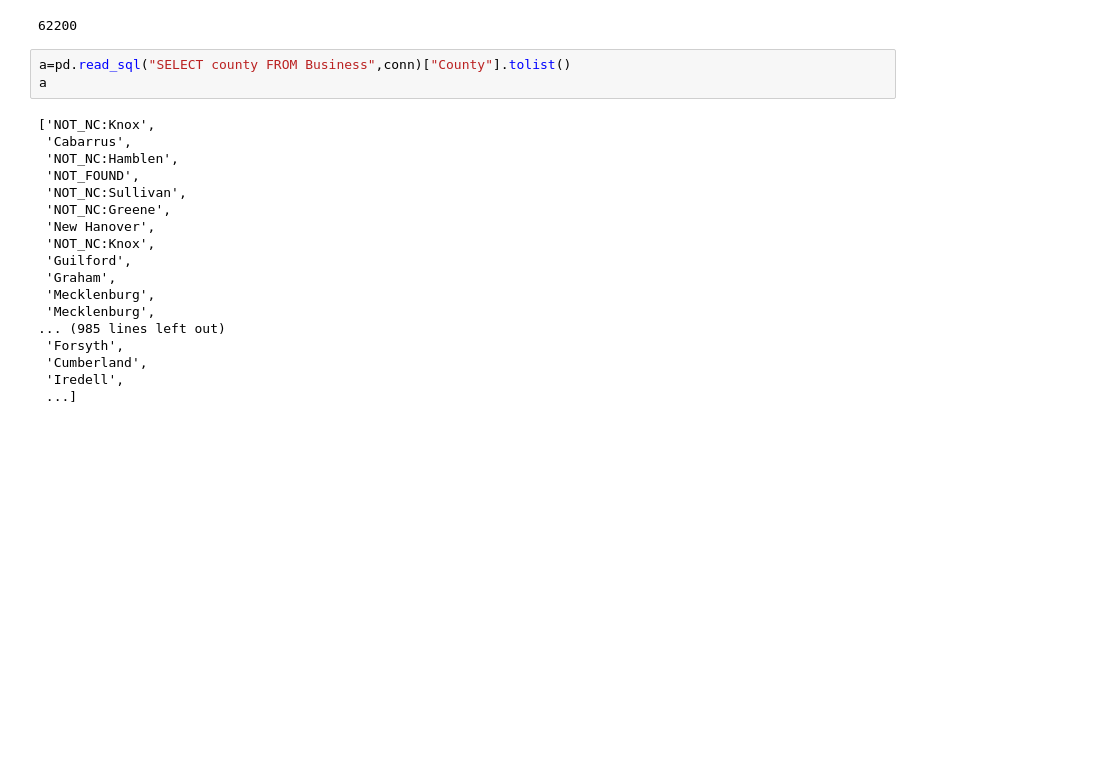
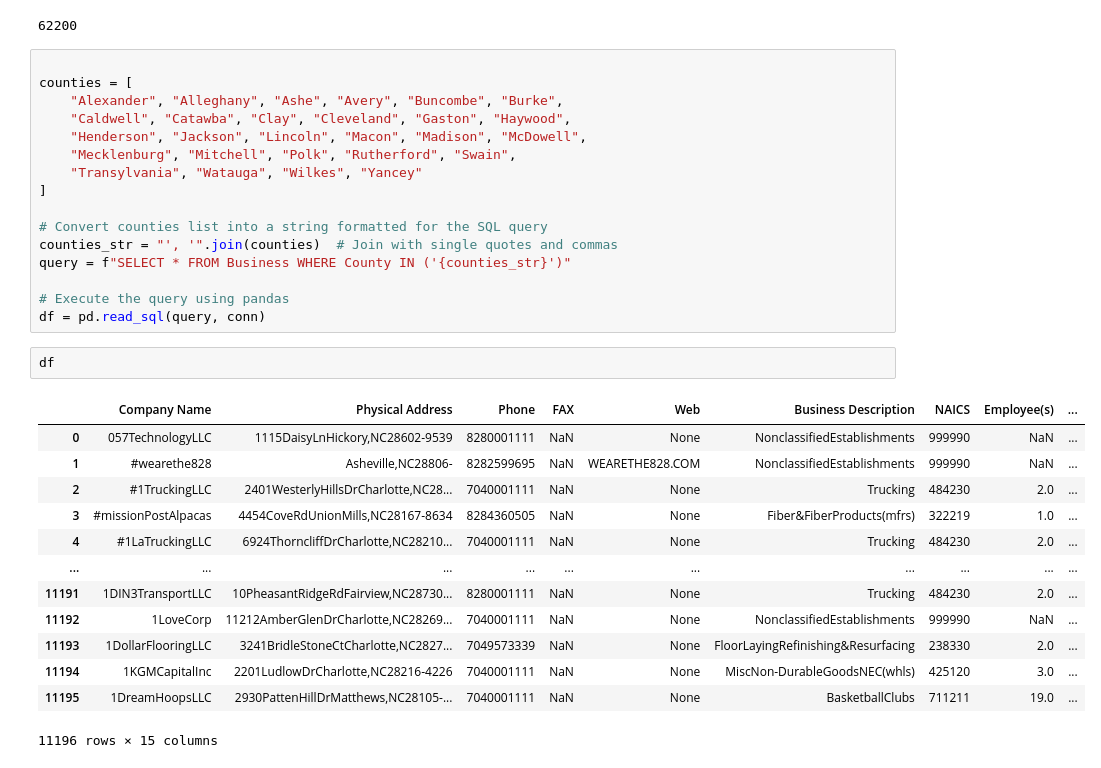
Before and after one commit to SEANPNEX/NCCP, a Jupyter notebook: data_access/GeojsonProcess.ipynb, the cells around one changed output. Cells and saved outputs as stored; diff of their text form; blank space fills up the shorter version.

Commit message:
update business access by county

```diff
--- a/data_access/GeojsonProcess.ipynb
+++ b/data_access/GeojsonProcess.ipynb
@@ -173,24 +173,35 @@ updated_bus_df=pd.read_csv("processed_results.csv")
 updated_bus_df.to_sql("Business", conn, if_exists="replace", index=False)
 # %% [output]
 62200
-# %%
-a=pd.read_sql("SELECT county FROM Business",conn)["County"].tolist()
-a
-# %% [output]
-['NOT_NC:Knox',
- 'Cabarrus',
- 'NOT_NC:Hamblen',
- 'NOT_FOUND',
- 'NOT_NC:Sullivan',
- 'NOT_NC:Greene',
- 'New Hanover',
- 'NOT_NC:Knox',
- 'Guilford',
- 'Graham',
- 'Mecklenburg',
- 'Mecklenburg',
-... (985 lines left out)
- 'Forsyth',
- 'Cumberland',
- 'Iredell',
- ...]
+# %%
+
+counties = [
+    "Alexander", "Alleghany", "Ashe", "Avery", "Buncombe", "Burke",
+    "Caldwell", "Catawba", "Clay", "Cleveland", "Gaston", "Haywood",
+    "Henderson", "Jackson", "Lincoln", "Macon", "Madison", "McDowell",
+    "Mecklenburg", "Mitchell", "Polk", "Rutherford", "Swain",
+    "Transylvania", "Watauga", "Wilkes", "Yancey"
+]
+
+# Convert counties list into a string formatted for the SQL query
+counties_str = "', '".join(counties)  # Join with single quotes and commas
+query = f"SELECT * FROM Business WHERE County IN ('{counties_str}')"
+
+# Execute the query using pandas
+df = pd.read_sql(query, conn)
+# %%
+df
+# %% [output]
+|  | Company Name | Physical Address | Phone | FAX | Web | Business Description | NAICS | Employee(s) | ... |
+| 0 | 057TechnologyLLC | 1115DaisyLnHickory,NC28602-9539 | 8280001111 | NaN | None | NonclassifiedEstablishments | 999990 | NaN | ... |
+| 1 | #wearethe828 | Asheville,NC28806- | 8282599695 | NaN | WEARETHE828.COM | NonclassifiedEstablishments | 999990 | NaN | ... |
+| 2 | #1TruckingLLC | 2401WesterlyHillsDrCharlotte,NC28... | 7040001111 | NaN | None | Trucking | 484230 | 2.0 | ... |
+| 3 | #missionPostAlpacas | 4454CoveRdUnionMills,NC28167-8634 | 8284360505 | NaN | None | Fiber&FiberProducts(mfrs) | 322219 | 1.0 | ... |
+| 4 | #1LaTruckingLLC | 6924ThorncliffDrCharlotte,NC28210... | 7040001111 | NaN | None | Trucking | 484230 | 2.0 | ... |
+| ... | ... | ... | ... | ... | ... | ... | ... | ... | ... |
+| 11191 | 1DIN3TransportLLC | 10PheasantRidgeRdFairview,NC28730... | 8280001111 | NaN | None | Trucking | 484230 | 2.0 | ... |
+| 11192 | 1LoveCorp | 11212AmberGlenDrCharlotte,NC28269... | 7040001111 | NaN | None | NonclassifiedEstablishments | 999990 | NaN | ... |
+| 11193 | 1DollarFlooringLLC | 3241BridleStoneCtCharlotte,NC2827... | 7049573339 | NaN | None | FloorLayingRefinishing&Resurfacing | 238330 | 2.0 | ... |
+| 11194 | 1KGMCapitalInc | 2201LudlowDrCharlotte,NC28216-4226 | 7040001111 | NaN | None | MiscNon-DurableGoodsNEC(whls) | 425120 | 3.0 | ... |
+| 11195 | 1DreamHoopsLLC | 2930PattenHillDrMatthews,NC28105-... | 7040001111 | NaN | None | BasketballClubs | 711211 | 19.0 | ... |
+11196 rows × 15 columns
```
Also changed, not shown: parts of 3 cells of this notebook, 7 other files.
